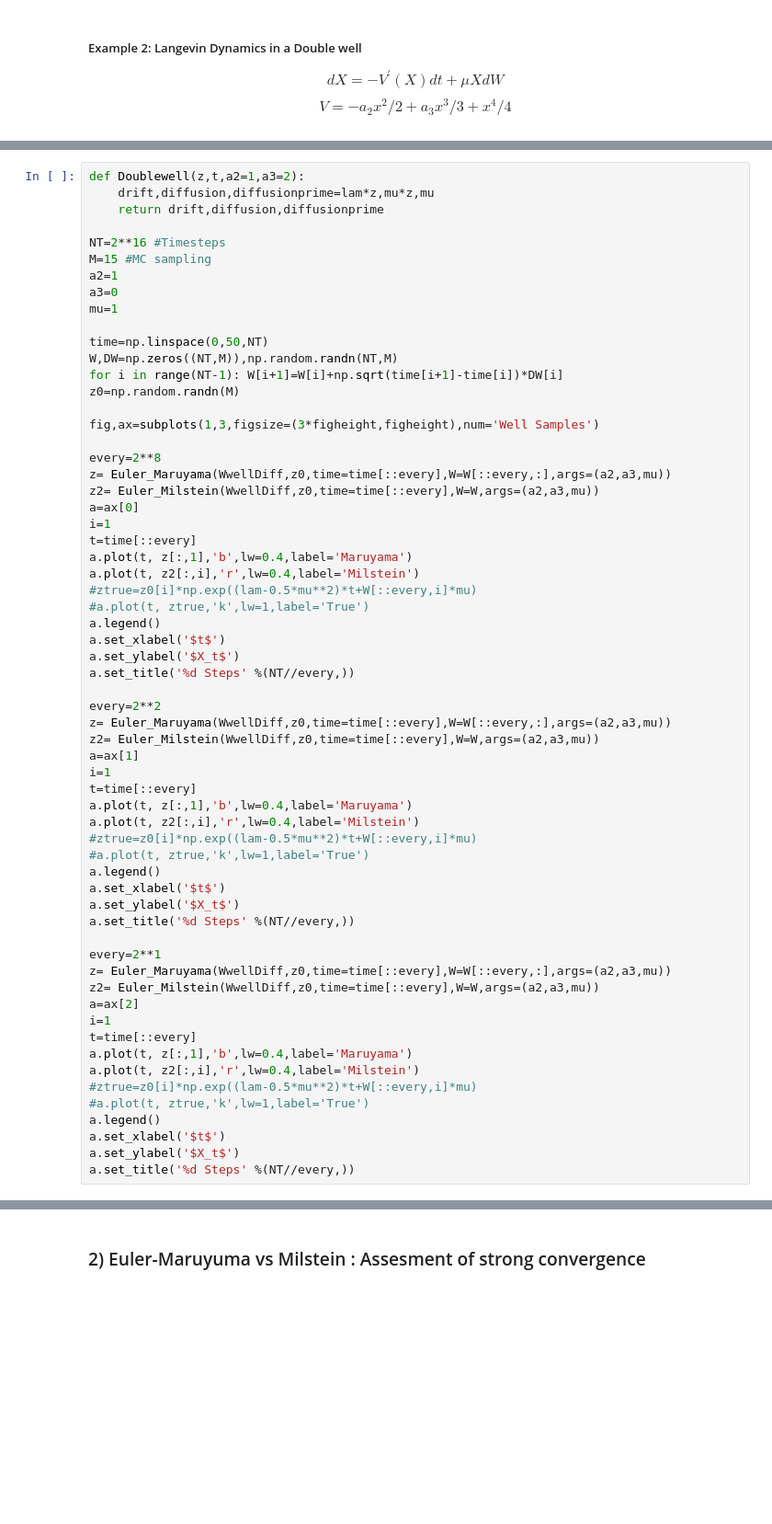
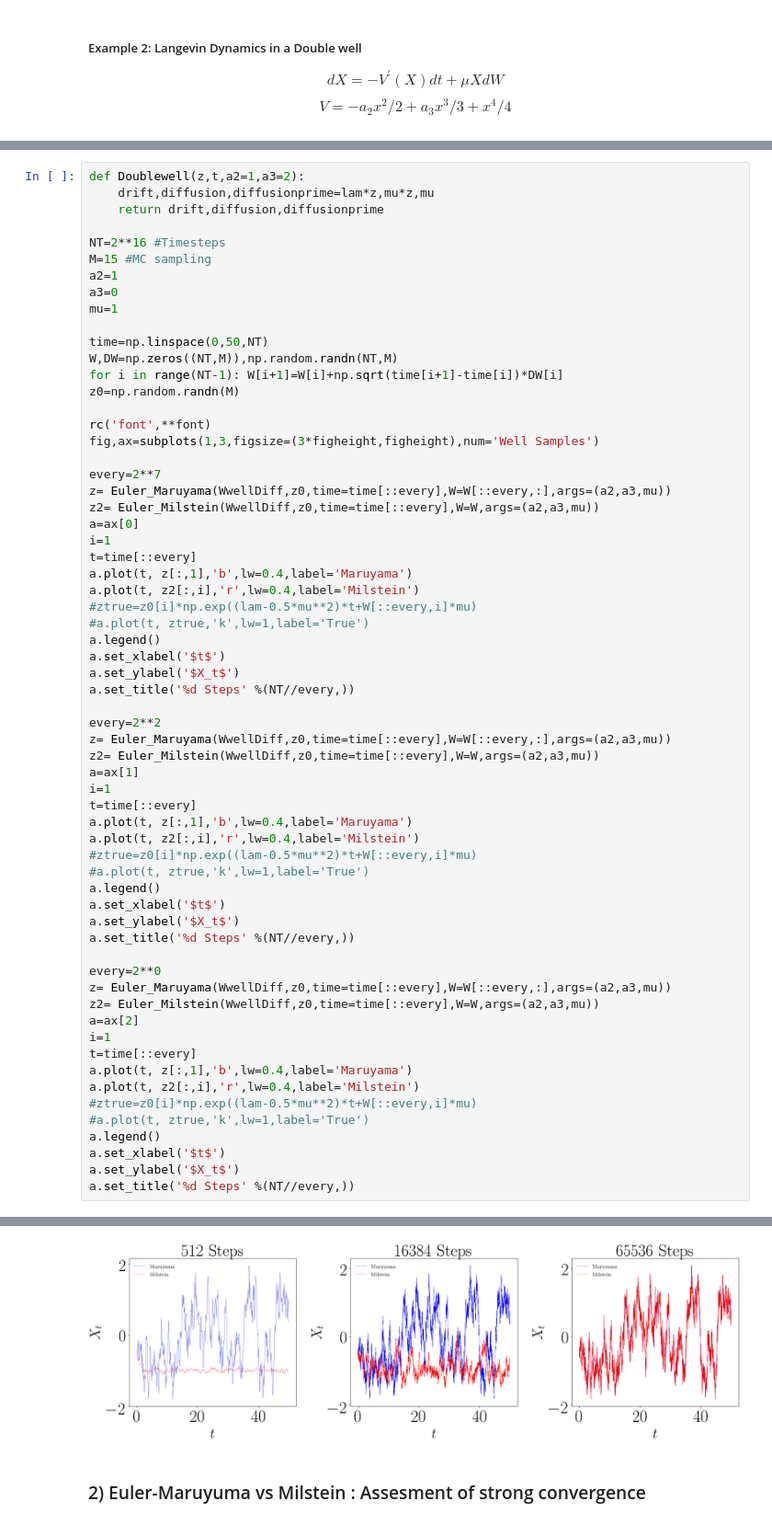
Before and after one commit to sthalabard/SDE-2019, a Jupyter notebook: Lecture4_NumericalSDE.ipynb, the cells around one changed output, grey strips where cells are left out. Shown at 92% size. Saved outputs shown, nothing was run; the diff lists cells and outputs as text; blank space fills up the shorter version.

```diff
--- a/Lecture4_NumericalSDE.ipynb
+++ b/Lecture4_NumericalSDE.ipynb
@@ -166,9 +171,10 @@ W,DW=np.zeros((NT,M)),np.random.randn(NT,M)
 for i in range(NT-1): W[i+1]=W[i]+np.sqrt(time[i+1]-time[i])*DW[i]
 z0=np.random.randn(M)
 
+rc('font',**font)
 fig,ax=subplots(1,3,figsize=(3*figheight,figheight),num='Well Samples')
 
-every=2**8
+every=2**7
 z= Euler_Maruyama(WwellDiff,z0,time=time[::every],W=W[::every,:],args=(a2,a3,mu))
 z2= Euler_Milstein(WwellDiff,z0,time=time[::every],W=W,args=(a2,a3,mu))
 a=ax[0]
@@ -198,7 +204,7 @@ a.set_xlabel('$t$')
 a.set_ylabel('$X_t$')
 a.set_title('%d Steps' %(NT//every,))
 
-every=2**1
+every=2**0
 z= Euler_Maruyama(WwellDiff,z0,time=time[::every],W=W[::every,:],args=(a2,a3,mu))
 z2= Euler_Milstein(WwellDiff,z0,time=time[::every],W=W,args=(a2,a3,mu))
 a=ax[2]
@@ -218,3 +223,4 @@ a.set_title('%d Steps' %(NT//every,))
+[figure, added]
 # %% [markdown]
 ### 2)  Euler-Maruyuma vs Milstein : Assesment of strong convergence
 # %%
```
Also changed, not shown: parts of 9 cells of this notebook.
